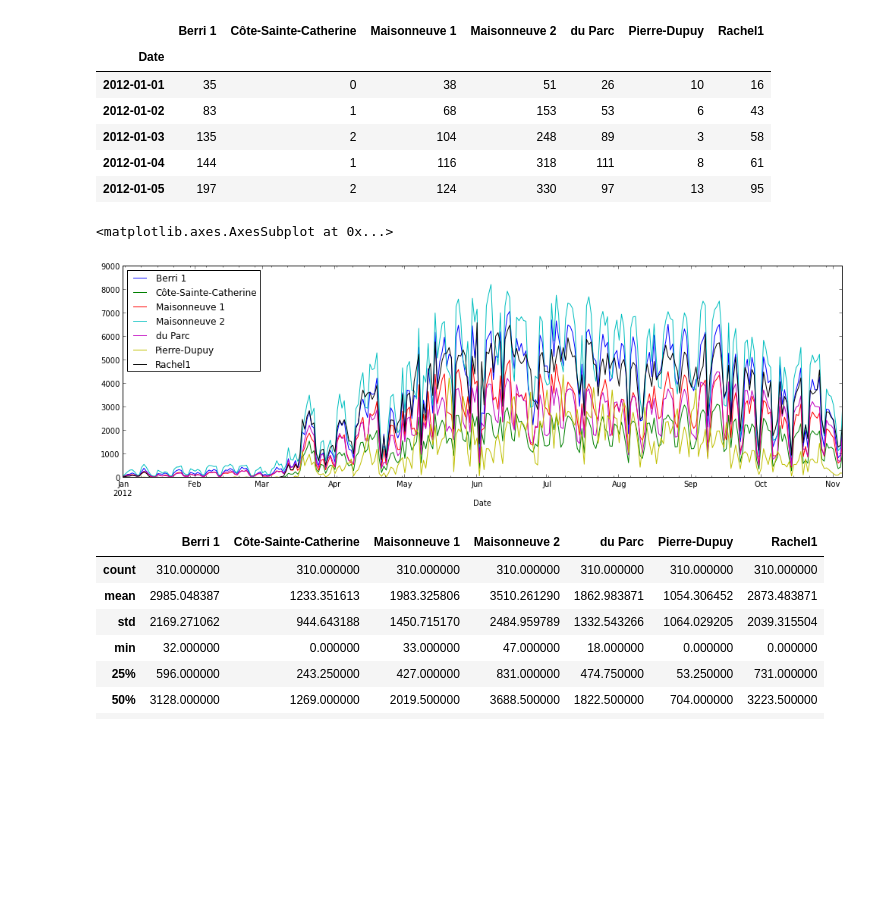
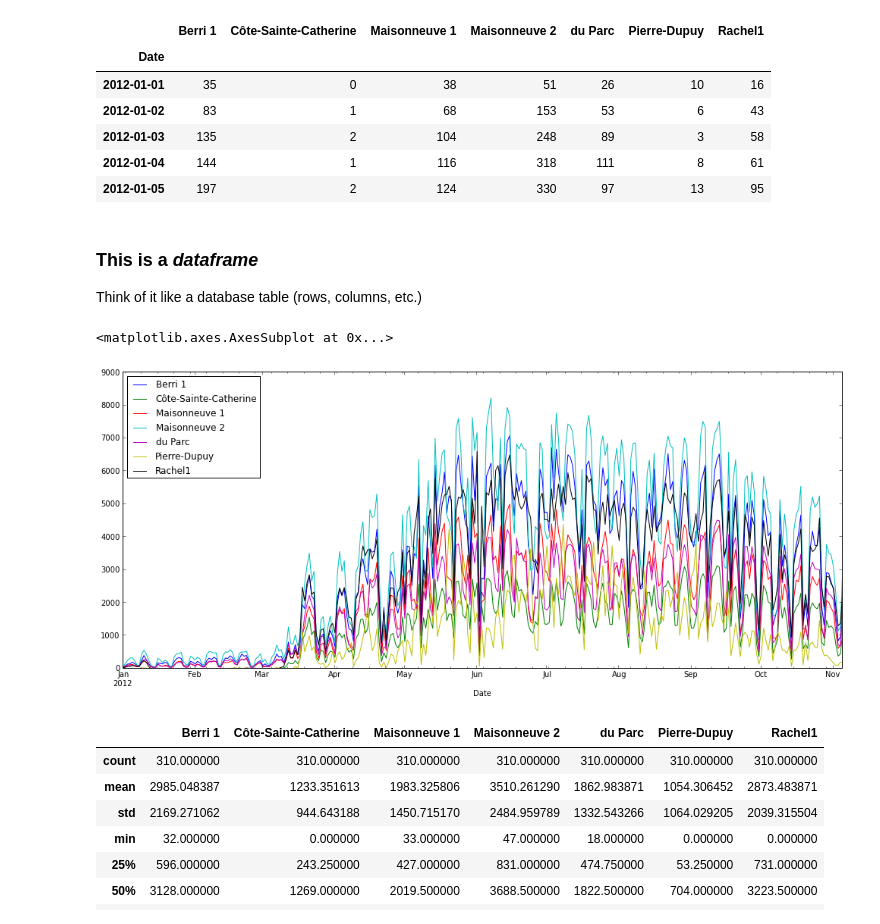
Before and after one commit to jvns/talks, a Jupyter notebook: pistes-cyclables.ipynb, the cells around one changed output. Cells and saved outputs as stored; diff of their text form; code cells hidden in the pictures; blank space fills up the shorter version.

```diff
--- a/pistes-cyclables.ipynb
+++ b/pistes-cyclables.ipynb
@@ -4,3 +5,6 @@ pd.set_option('display.max_columns', 15)
+# %%
+pd.set_option('display.max_columns', 15)
+rcParams['figure.figsize'] = 17, 7
 # %%
 bike_data = pd.read_csv("./2012.csv", encoding='latin1', sep=';', index_col='Date', parse_dates=True, dayfirst=True)
 # %%
@@ -15,11 +19,15 @@ bike_data.head()
 | 2012-01-03 | 135 | 2 | 104 | 248 | 89 | 3 | 58 |
 | 2012-01-04 | 144 | 1 | 116 | 318 | 111 | 8 | 61 |
 | 2012-01-05 | 197 | 2 | 124 | 330 | 97 | 13 | 95 |
+# %% [markdown]
+### This is a <i>dataframe</i> <br>
+
+Think of it like a database table (rows, columns, etc.)
 # %%
-bike_data.plot(figsize=(17, 5))
+bike_data.plot()
 # %% [output]
 <matplotlib.axes.AxesSubplot at 0x...>
-[figure, old version]
+[figure, new version]
 # %%
 bike_data.describe()
 # %% [output]
```
Also changed, not shown: parts of 22 cells of this notebook.
